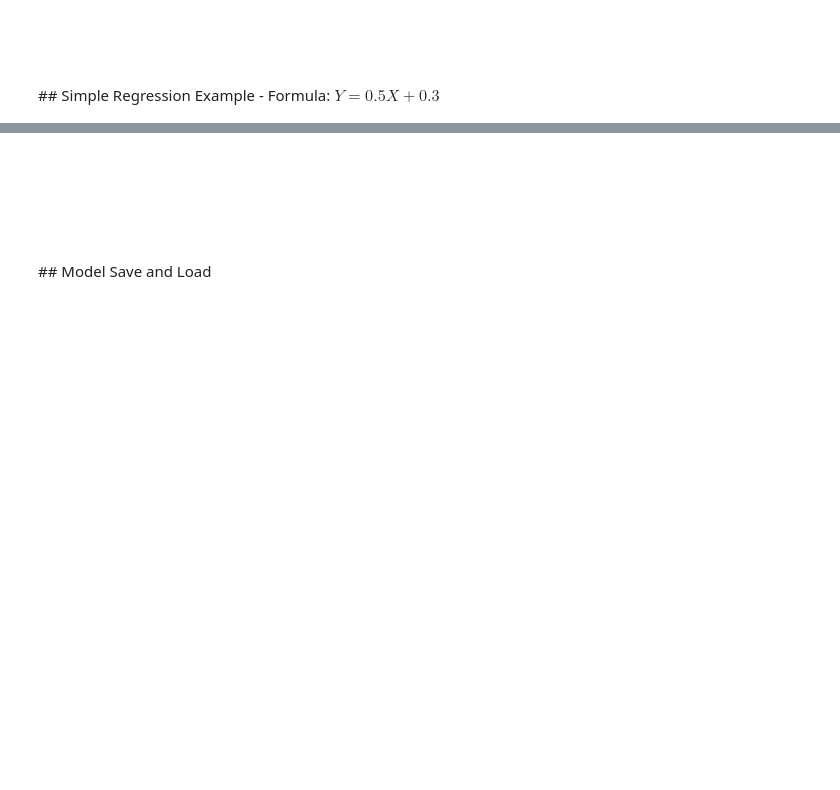
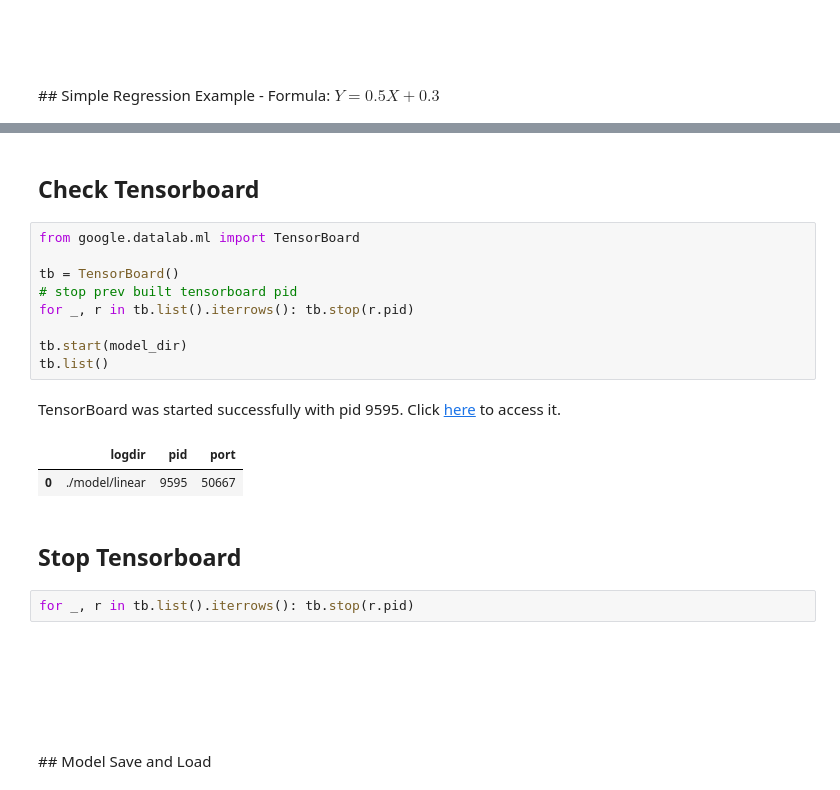
Before and after one commit to GaryChenCloudMile/recommendation_course, a Jupyter notebook: tutorial_linear.ipynb, the cells around one changed output, grey strips where cells are left out. Saved outputs shown, nothing was run; the diff lists cells and outputs as text; blank space fills up the shorter version.

```diff
--- a/tutorial_linear.ipynb
+++ b/tutorial_linear.ipynb
@@ -100,3 +102,22 @@ step: 199 varW: [ 0.50000024], varB: [ 0.29999989]
+# %% [markdown]
+## Check Tensorboard
+# %%
+from google.datalab.ml import TensorBoard
+
+tb = TensorBoard()
+# stop prev built tensorboard pid
+for _, r in tb.list().iterrows(): tb.stop(r.pid)
+
+tb.start(model_dir)
+tb.list()
+# %% [output]
+TensorBoard was started successfully with pid 9595. Click here to access it.
+|  | logdir | pid | port |
+| 0 | ./model/linear | 9595 | 50667 |
+# %% [markdown]
+## Stop Tensorboard
+# %%
+for _, r in tb.list().iterrows(): tb.stop(r.pid)
 # %% [markdown]
 <br/>
 <br/>
```
Also changed, not shown: parts of 5 cells of this notebook, 1 other file.
